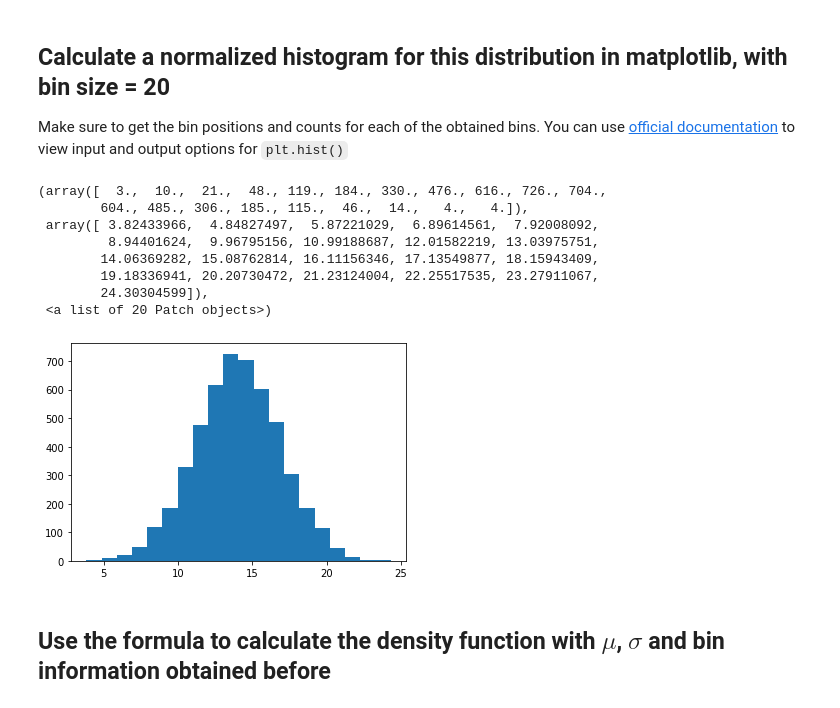
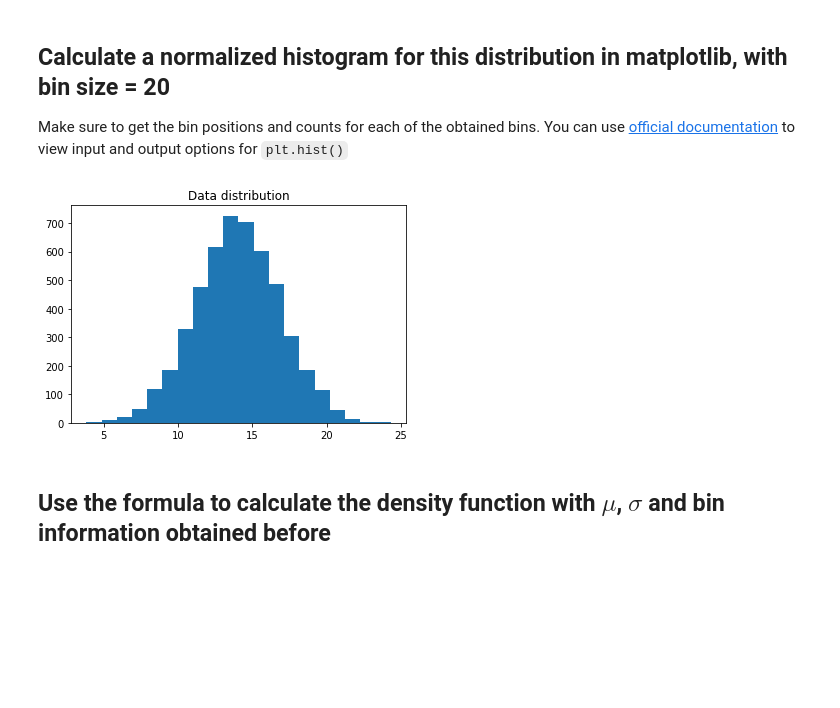
Before and after one commit to kcahlers/dsc-normal-distribution-lab-hbs-ds-060120, a Jupyter notebook: index.ipynb, the cells around one changed output. Drawn from its saved outputs; the diff is of its cells as text; code cells hidden in the pictures; blank space fills up the shorter version.

```diff
--- a/index.ipynb
+++ b/index.ipynb
@@ -40,21 +40,14 @@ Make sure to get the bin positions and counts for each of the obtained bins. You
 # %%
 # Calculate a histogram for above data distribution
 import matplotlib.pyplot as plt
 %matplotlib inline
 binsize = 20
 
 plt.hist(s, bins = binsize)
-plt.title()
+plt.title('Data distribution')
+plt.show()
 # %% [output]
-(array([  3.,  10.,  21.,  48., 119., 184., 330., 476., 616., 726., 704.,
-        604., 485., 306., 185., 115.,  46.,  14.,   4.,   4.]),
- array([ 3.82433966,  4.84827497,  5.87221029,  6.89614561,  7.92008092,
-         8.94401624,  9.96795156, 10.99188687, 12.01582219, 13.03975751,
-        14.06369282, 15.08762814, 16.11156346, 17.13549877, 18.15943409,
-        19.18336941, 20.20730472, 21.23124004, 22.25517535, 23.27911067,
-        24.30304599]),
- <a list of 20 Patch objects>)
-[figure, old version]
+[figure, new version]
 # %% [markdown]
 ## Use the formula to calculate the density function with $\mu$, $\sigma$ and bin information obtained before
 # %%
```
